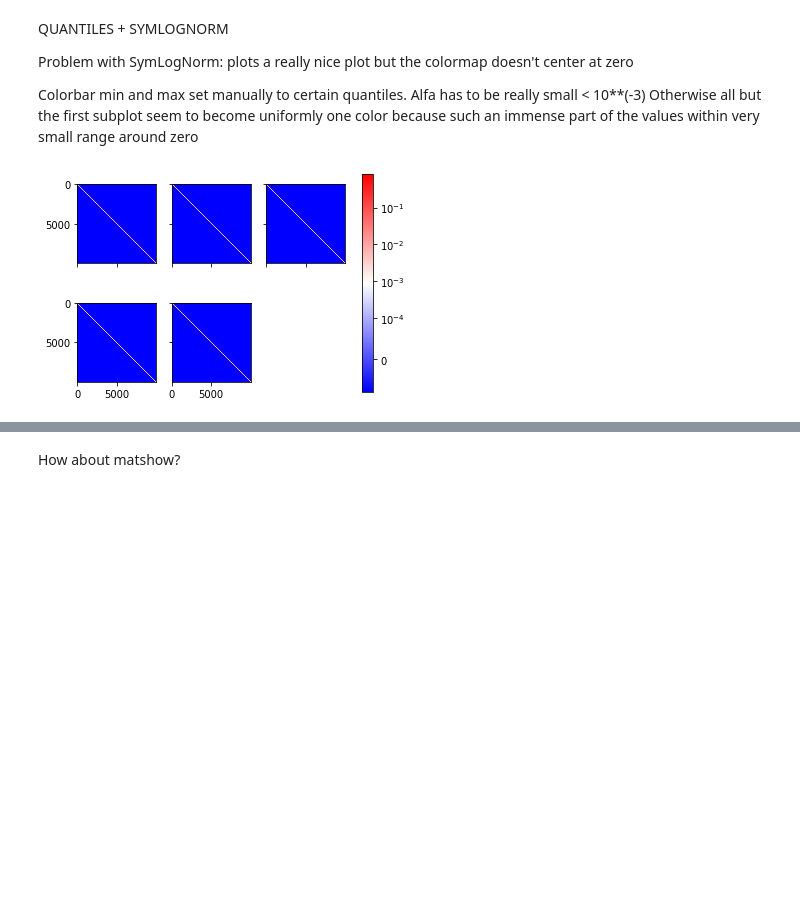
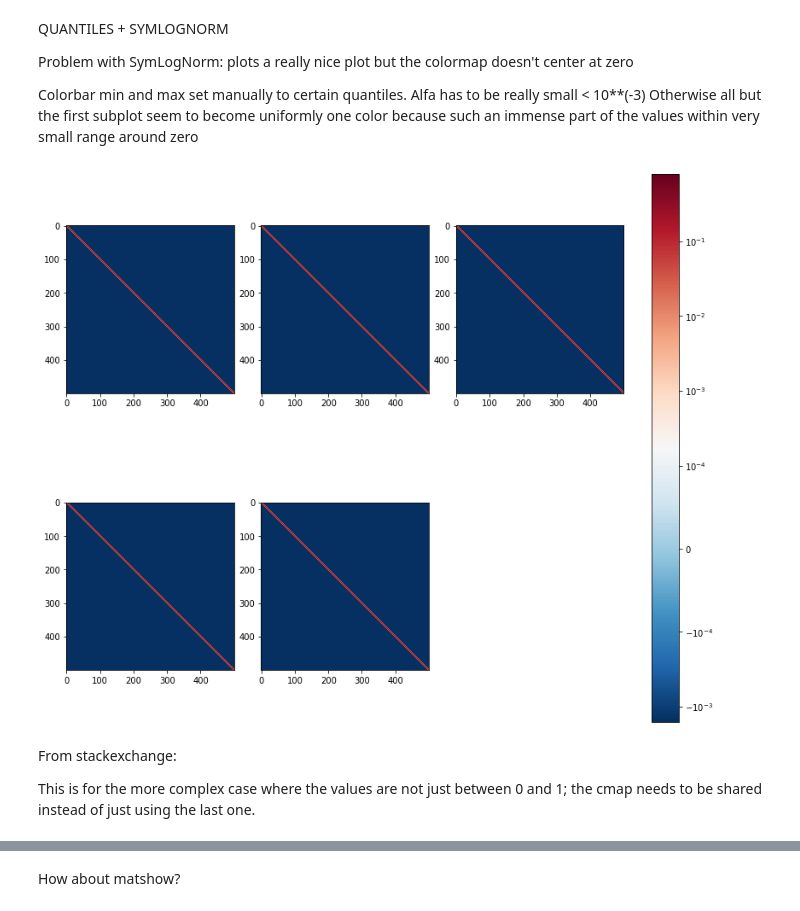
Before and after one commit to AkiTsuruta/MI-AIM, a Jupyter notebook: kf_plots.ipynb, the cells around one changed output, grey strips where cells are left out. Saved outputs shown, nothing was run; the diff lists cells and outputs as text; code cells hidden in the pictures; blank space fills up the shorter version.

```diff
--- a/kf_plots.ipynb
+++ b/kf_plots.ipynb
@@ -67,13 +67,12 @@ These don't seem to change between time windows or different kf settings. Why?
 # %%
-s = 1 # simulation number is s+1
 
-dat1 = np_t[s].posterior
-dat2 = bl_t[s].posterior
 
-fig, ax = plt.subplots(layout = 'constrained', figsize = (11,9))
-ax.plot(dat1.nstate, dat1[4,:].values, marker = 'o', color = 'orange')
-ax.plot(dat2.nstate, dat2[4,:].values, marker = 'x', color = 'blue')
-ax.set_xlabel("nstate")
+dat1 = np_t[s].posterior.isel(nstate = 2)
+dat2 = bl_t[s].posterior.isel(nstate = 2)
 
+
+fig, axs = plt.subplots(1,2, figsize = (11,9))
+axs[0].plot(dat1, 'o') # marker = 'o', color = 'red', alpha = 0.7)
+axs[1].plot(dat2, 'o') #, dat2[4,:].values, marker = 'd', linestyle = 'dashed', color = 'blue', alpha = 0.7)
 plt.show()
 # %% [output]
@@ -190,12 +206,12 @@ Posterior means
 The easiest but ugliest way out: each subplot has its own colorbar, and colorbar ranges differ.
 # %%
 
-fig, axs = plt.subplots(2,3)
+fig, axs = plt.subplots(2,3, figsize = (11,9))
 axs[-1,-1].axis('off')
 for k in range(5):
     i = k // 3
     j = k - 3*i
-    A_s[k].plot.imshow(ax = axs[i,j], yincrease = False, robust = True, add_labels = False)
+    A_np[k].plot.imshow(ax = axs[i,j], yincrease = False, add_labels = False)
 plt.tight_layout()
 plt.show()
 # %% [output]
@@ -211,29 +227,33 @@ Otherwise all but the first subplot seem to become uniformly one color
 because such an immense part of the values within very small range around zero
 # %%
 
-fig, axs = plt.subplots(2,3)
+fig, axs = plt.subplots(2,3, figsize = (11,9), layout = 'constrained')
 axs[-1,-1].axis('off')
 
 images = []
 for k in range(5):
     i = k // 3
     j = k - 3*i
-    images.append(axs[i,j].imshow(A_s[k], cmap = 'viridis'))
-    axs[i, j].label_outer()
+    images.append(axs[i,j].imshow(A_np[k], cmap = 'RdBu_r'))
+    #axs[i, j].label_outer()
 
 # Find the quantiles to use as colorbar min and max
 
 
-qlower = min(np.quantile(A.values, 10**(-5)) for A in A_s)
-qupper = max(np.quantile(A.values, (1-10**(-5))) for A in A_s)
-vmin = min(A.values.min() for A in A_s)
-vmax = max(A.values.max() for A in A_s)
+qlower = min(np.quantile(A.values, 0.001) for A in A_np)
+qupper = max(np.quantile(A.values, 0.999) for A in A_np)
+vmin = min(A.values.min() for A in A_np)
+vmax = max(A.values.max() for A in A_np)
 
-norm = colors.SymLogNorm(vmin=vmin, vmax=vmax, linthresh = 10**(-4))
+norm = colors.SymLogNorm(vmin=vmin, vmax = vmax, linthresh = 10**(-4))
 for im in images:
     im.set_norm(norm)
 
 fig.colorbar(im, ax=axs.ravel().tolist(), norm = norm)
 plt.show()
 # %% [output]
-[figure, old version]
+[figure, new version]
+# %% [markdown]
+From stackexchange:
+
+This is for the more complex case where the values are not just between 0 and 1; the cmap needs to be shared instead of just using the last one.
```
Also changed, not shown: parts of 18 cells of this notebook, 4 other files.
